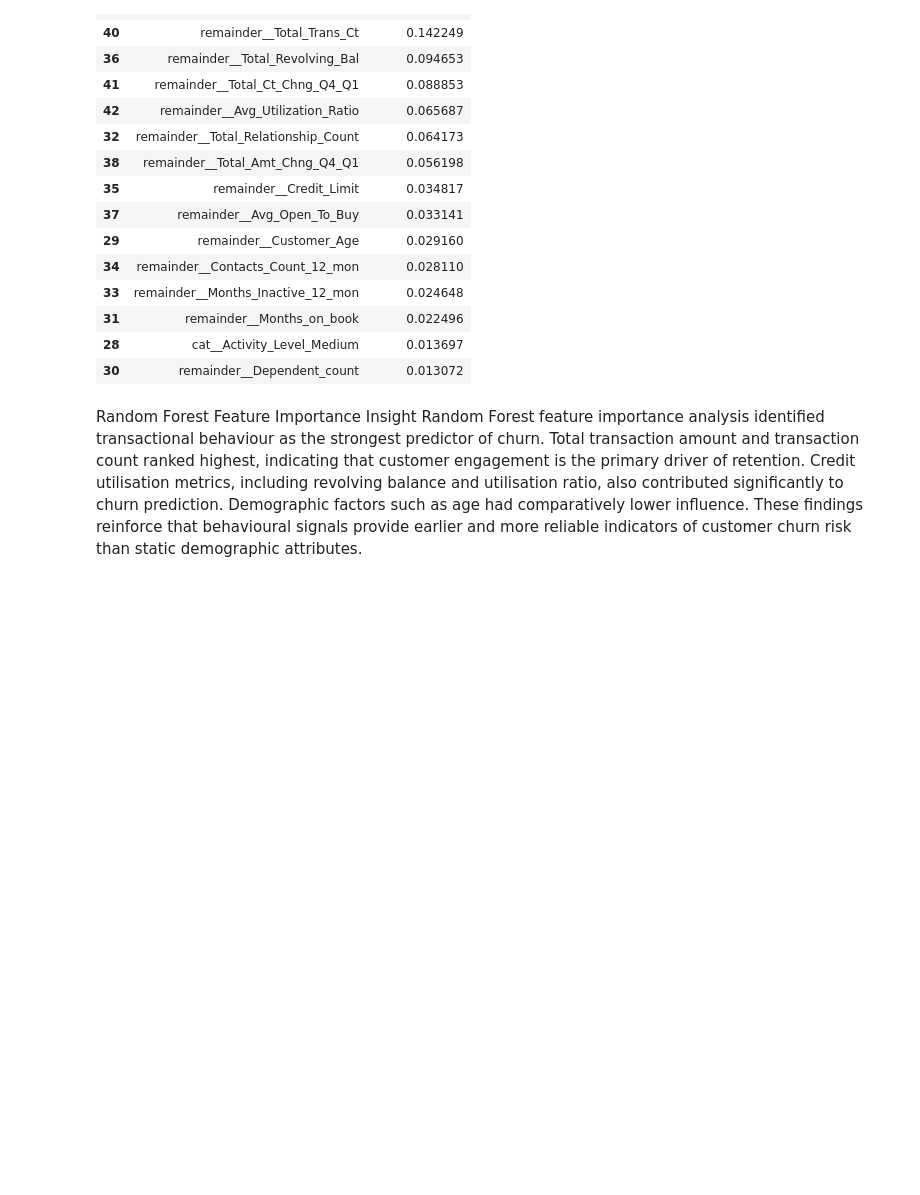
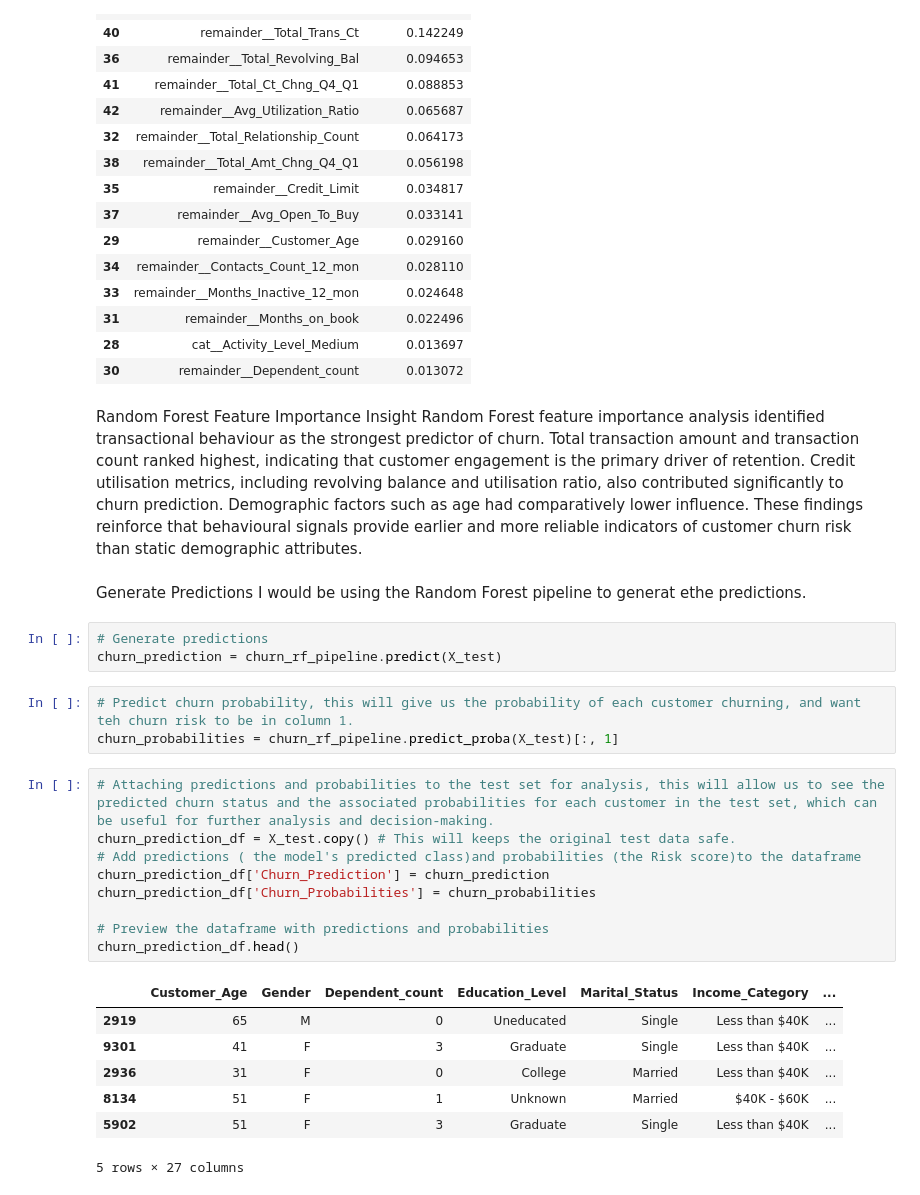
Before and after one commit to funmiafola/Credit_Card_Customer_Churn_Project, a Jupyter notebook: jupyter_notebooks/Machine Learning.ipynb, the cells around one changed output. Saved outputs shown, nothing was run; the diff lists cells and outputs as text; blank space fills up the shorter version.

Commit message:
Churn Predictions

```diff
--- a/jupyter_notebooks/Machine Learning.ipynb
+++ b/jupyter_notebooks/Machine Learning.ipynb
@@ -423,3 +424,29 @@ Random Forest Feature Importance Insight
 Random Forest feature importance analysis identified transactional behaviour as the strongest predictor of churn. Total transaction amount and transaction count ranked highest, indicating that customer engagement is the primary driver of retention.
 Credit utilisation metrics, including revolving balance and utilisation ratio, also contributed significantly to churn prediction. Demographic factors such as age had comparatively lower influence.
 These findings reinforce that behavioural signals provide earlier and more reliable indicators of customer churn risk than static demographic attributes.
+# %% [markdown]
+Generate Predictions
+I would be using the Random Forest pipeline to generat ethe predictions.
+# %%
+# Generate predictions
+churn_prediction = churn_rf_pipeline.predict(X_test)
+# %%
+# Predict churn probability, this will give us the probability of each customer churning, and want teh churn risk to be in column 1.
+churn_probabilities = churn_rf_pipeline.predict_proba(X_test)[:, 1]
+# %%
+# Attaching predictions and probabilities to the test set for analysis, this will allow us to see the predicted churn status and the associated probabilities for each customer in the test set, which can be useful for further analysis and decision-making.
+churn_prediction_df = X_test.copy() # This will keeps the original test data safe.
+# Add predictions ( the model's predicted class)and probabilities (the Risk score)to the dataframe
+churn_prediction_df['Churn_Prediction'] = churn_prediction
+churn_prediction_df['Churn_Probabilities'] = churn_probabilities
+
+# Preview the dataframe with predictions and probabilities
+churn_prediction_df.head()
+# %% [output]
+|  | Customer_Age | Gender | Dependent_count | Education_Level | Marital_Status | Income_Category | ... |
+| 2919 | 65 | M | 0 | Uneducated | Single | Less than $40K | ... |
+| 9301 | 41 | F | 3 | Graduate | Single | Less than $40K | ... |
+| 2936 | 31 | F | 0 | College | Married | Less than $40K | ... |
+| 8134 | 51 | F | 1 | Unknown | Married | $40K - $60K | ... |
+| 5902 | 51 | F | 3 | Graduate | Single | Less than $40K | ... |
+5 rows × 27 columns
```
Also changed, not shown: parts of 1 cell of this notebook.
